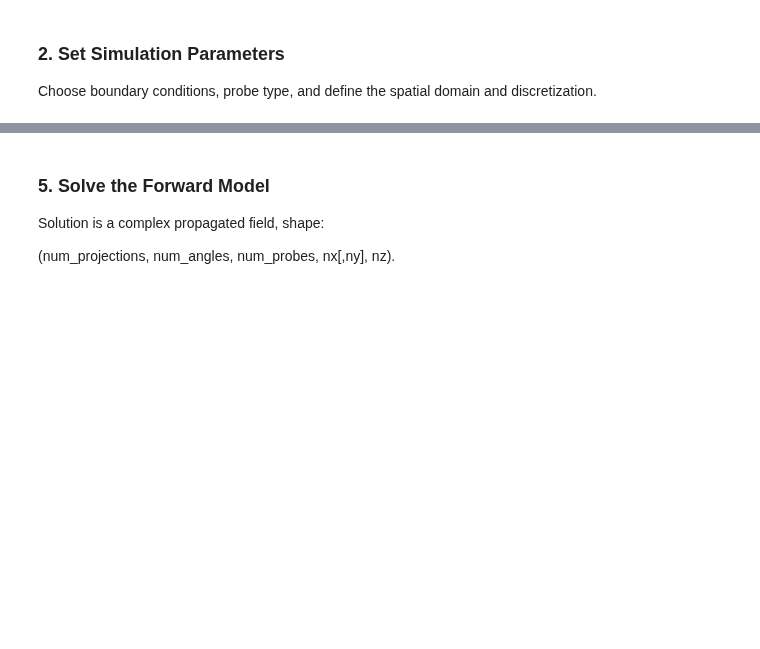
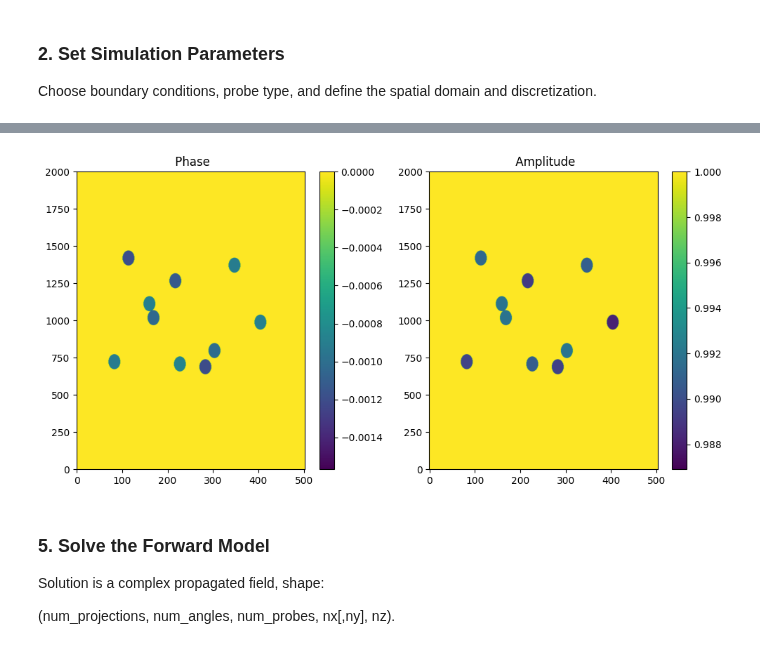
Before and after one commit to bryceshirley/thick_ptycho, a Jupyter notebook: notebooks/2D_examples/1c_pwe_gmres.ipynb, the cells around one changed output, grey strips where cells are left out. Cells and saved outputs as stored; diff of their text form; code cells hidden in the pictures; blank space fills up the shorter version.

Commit message:
Notebook for gmres pint example fixed

```diff
--- a/notebooks/2D_examples/1c_pwe_gmres.ipynb
+++ b/notebooks/2D_examples/1c_pwe_gmres.ipynb
@@ -162,0 +36,10 @@ Warning: 90° tomographic projection requires cubic dimensions; proceeding with
+# %%
+probe_config = ProbeConfig(
+    type= ProbeType.AIRY_DISK,
+    wave_length = 0.635e-6,        # meters (0.635 μm). Visible light
+    diameter = 5e-6,               # [m]
+    focus = -3e-6,                 # focal length [m]
+    #tilts=(np.linspace(-15,15,3)) # tilts in degrees
+)
+
+print(f"Probe options:\n - {'\n - '.join(ProbeType.list())}")
@@ -162,0 +82,79 @@ Warning: 90° tomographic projection requires cubic dimensions; proceeding with
+# %%
+# --- Create the SimulationConfig object ---
+# Defines scan path, probe parameters, discretization,
+# object domain.
+# Solver parameters are defined in the solver classes.
+sim_config = SimulationConfig(
+    probe_config=probe_config,
+
+    # Spatial discretization
+    scan_points=scan_points,
+    step_size_px=step_size_px,
+    pad_factor=pad_factor,
+    solve_reduced_domain=False,
+    points_per_wavelength=points_per_wavelength,
+    spatial_limits=spatial_limits,
+
+    # Refractive index or Transmission Function Constant Surrounding Medium
+    medium=1.0, # 1.0 for free space
+
+    # Logging and results
+    results_dir="./results",
+    use_logging=True
+)
+
+# --- Create the simulation space ---
+simulation_space = create_simulation_space(sim_config)
+simulation_space.summarize()
+print("Padding/Overlap:", simulation_space.nx - simulation_space.min_nx)
+
+# --- Create a Simultated Ptycho Object ---
+ptycho_object = create_ptycho_object(simulation_space)
+
+# # Base refractive index offsets
+delta = 0.01
+beta = 0.001
+
+# Variation strength (fractional)
+delta_var = 0.20   # ±20% variation in phase shift
+beta_var  = 0.20   # ±20% variation in absorption
+
+gaussian_blur = 0.5
+common_side_length = 0.05
+common_depth = 0.05
+num_circles = 10
+random_seed = 5
+
+np.random.seed(random_seed)
+
+# Generate random (x,z) centers
+x_centers = np.random.uniform(0.25, 0.75, size=num_circles)
+z_centers = np.random.uniform(0.1, 0.9, size=num_circles)
+
+for cx, cz in zip(x_centers, z_centers):
+
+    # Randomize refractive index perturbation per circle
+    delta_rand = delta * (1 + delta_var * (np.random.rand() - 0.5) * 2)
+    beta_rand  = beta  * (1 + beta_var  * (np.random.rand() - 0.5) * 2)
+
+    refractive_index_perturbation = -delta_rand - 1j * beta_rand
+
+    ptycho_object.add_object(
+        'circle',
+        refractive_index_perturbation,
+        side_length_factor=common_side_length,
+        centre_factor=(cx, cz),
+        depth_factor=common_depth,
+        gaussian_blur=gaussian_blur
+    )
+ptycho_object.build_field()
+# delta = 0.01
+# beta = 0.001
+# ptycho_object.load_image("/home/dnz75396/thick_ptycho/notebooks/UKRI.tiff",
+#                          real_perturbation=delta, imaginary_perturbation=beta)
+simulation_space.viewer.plot_two_panels(ptycho_object.refractive_index, view="phase_amp")
+
+
+# --- Create a set of Simulated Ptycho Probes ---
+ptycho_probes = create_ptycho_probes(simulation_space)
+# %% [output]
@@ -163,3 +170,4 @@ Warning: 90° tomographic projection requires cubic dimensions; proceeding with
+[figure, added]
 # %% [markdown]
 ### 5. Solve the Forward Model
 
```
Also changed, not shown: parts of 10 cells of this notebook, 1 other file.
